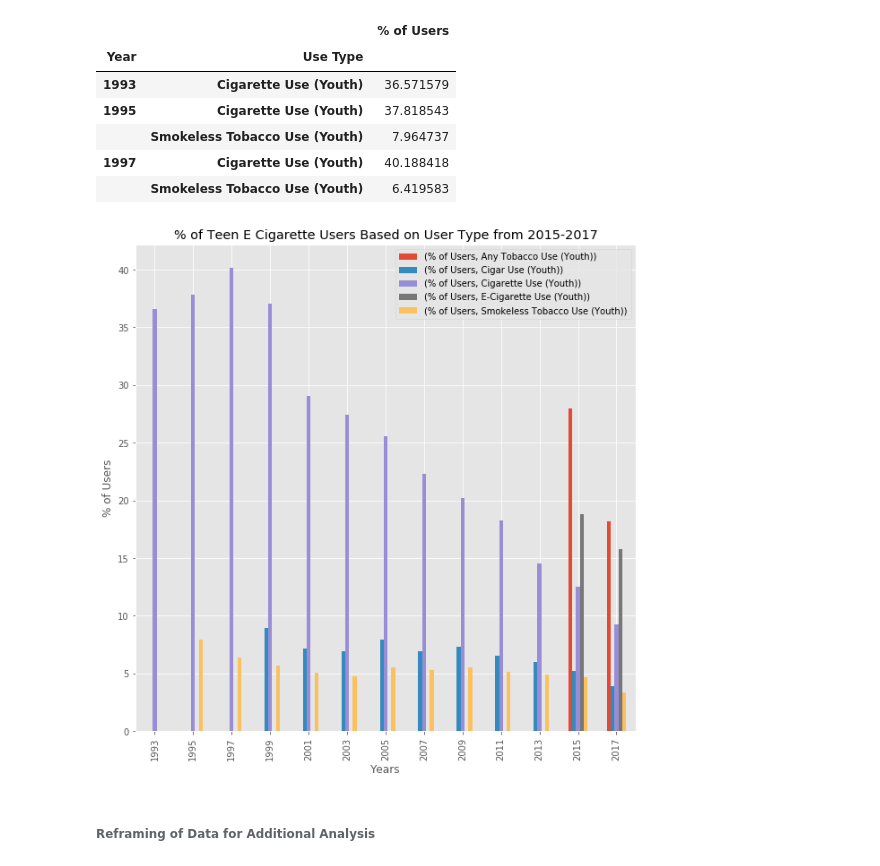
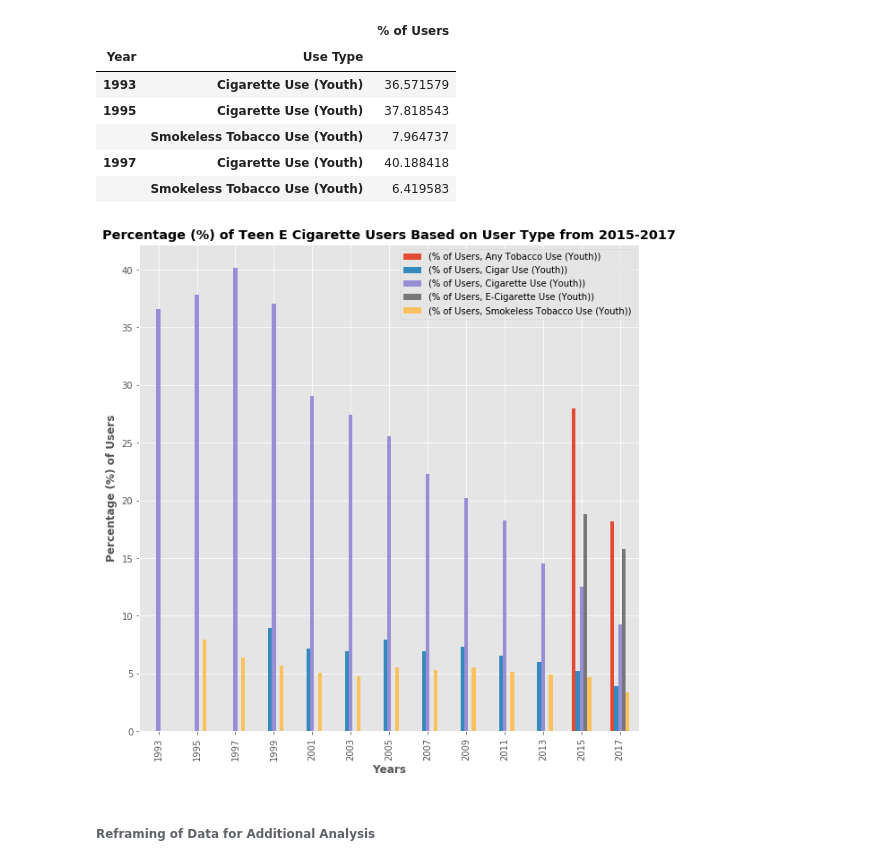
Before and after one commit to cmpietro/PROJECT1-TEENVapingCrisis, a Jupyter notebook: NEAR FINAL PROJECT1.ipynb, the cells around one changed output. Drawn from its saved outputs; the diff is of its cells as text; code cells hidden in the pictures.

```diff
--- a/NEAR FINAL PROJECT1.ipynb
+++ b/NEAR FINAL PROJECT1.ipynb
@@ -339,13 +343,13 @@ USA_Use_type_grp.head()
 # %%
 # GRAPH
 fig, ax = plt.subplots(figsize=(10,10))
 USA_Use_type_grp.unstack().plot.bar(ax=ax)
-plt.title("% of Teen E Cigarette Users Based on User Type from 2015-2017")
-plt.xlabel("Years")
-plt.ylabel("% of Users")
+plt.title("Percentage (%) of Teen E Cigarette Users Based on User Type from 2015-2017", weight = 'bold')
+plt.xlabel("Years", weight = 'bold')
+plt.ylabel("Percentage (%) of Users", weight = 'bold')
 leg = ax.legend()
 # %% [output]
-[figure, old version]
+[figure, new version]
 # %% [markdown]
 ###### Reframing of Data for Additional Analysis
 # %%
```
Also changed, not shown: parts of 21 cells of this notebook.
